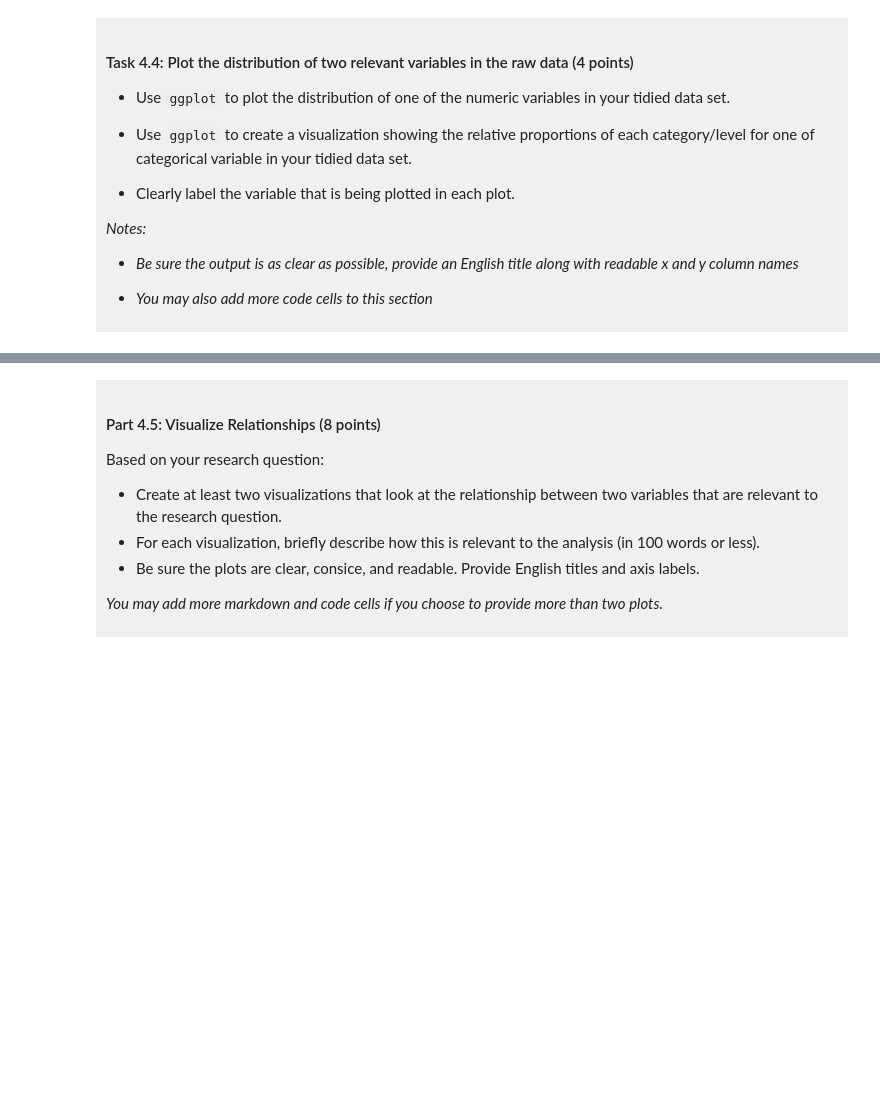
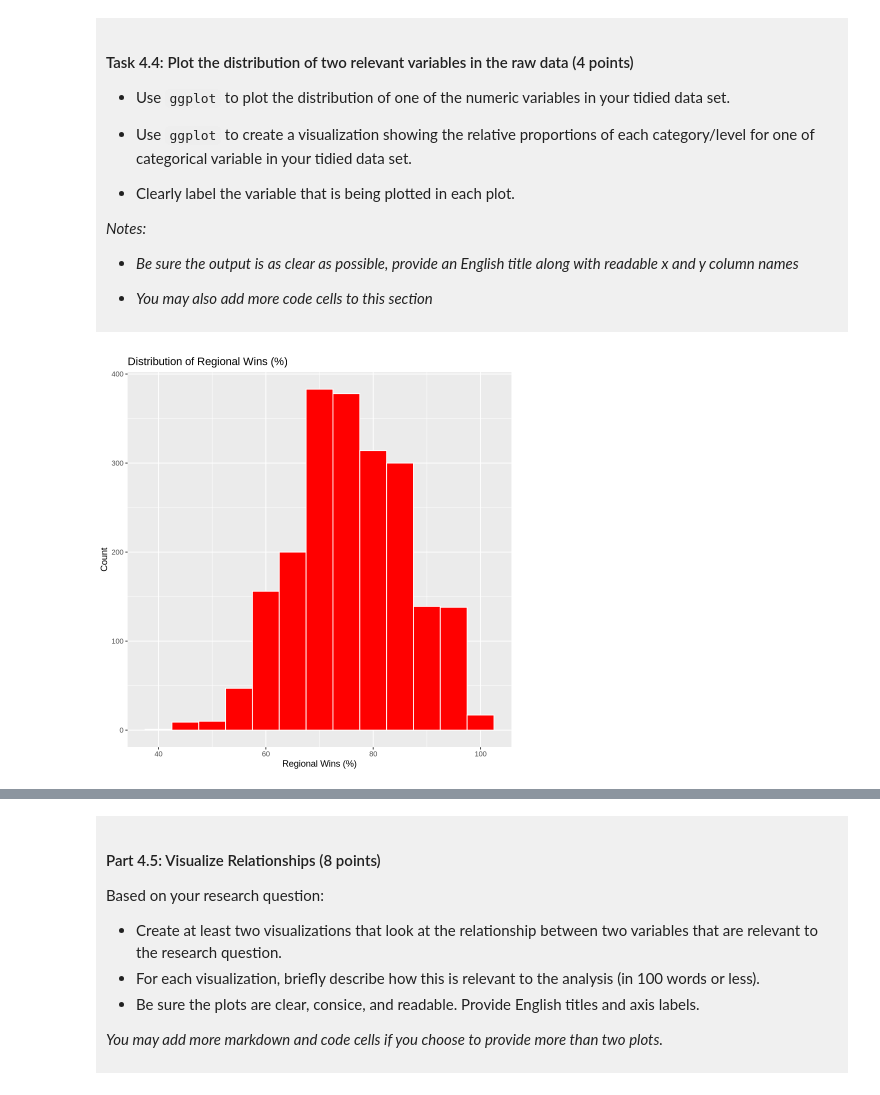
Before and after one commit to gurleenvirk398-cmyk/dsci-100-project-gurleen-virk, a Jupyter notebook: dsci-100-project-notebook.ipynb, the cells around one changed output, grey strips where cells are left out. Saved outputs shown, nothing was run; the diff lists cells and outputs as text; code cells hidden in the pictures; blank space fills up the shorter version.

```diff
--- a/dsci-100-project-notebook.ipynb
+++ b/dsci-100-project-notebook.ipynb
@@ -306,5 +373,13 @@ You will refine your research question (if needed) and produce a tidy data set.
 
 </div>
 # %%
-### EDIT THIS CODE CELL FOR PLOT 1 ###
+plot_1 <- tidy_women_data |>
+       ggplot(aes(x = reg_wins_pct)) +
+       geom_histogram(binwidth = 5, fill = "red", color = "white") +
+       labs(title = "Distribution of Regional Wins (%)",
+            x = "Regional Wins (%)",
+            y = "Count")
+plot_1
+# %% [output]
+[figure, added]
 # %%
```
Also changed, not shown: parts of 10 cells of this notebook.
